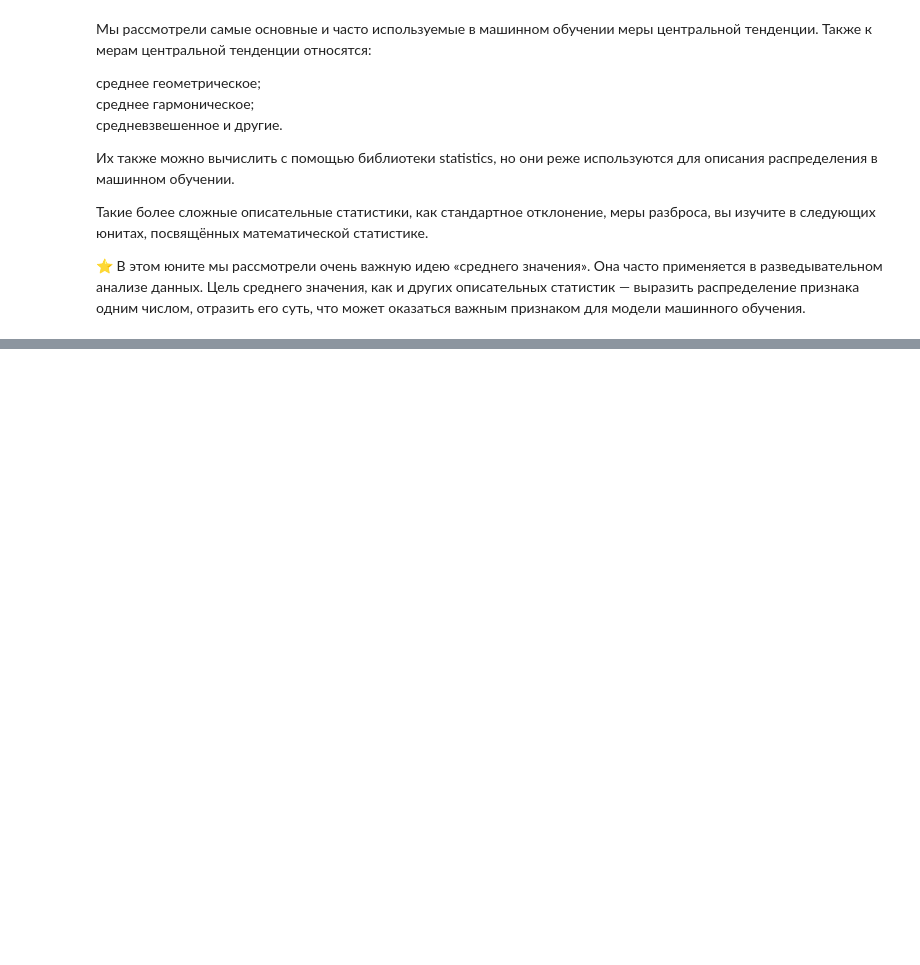
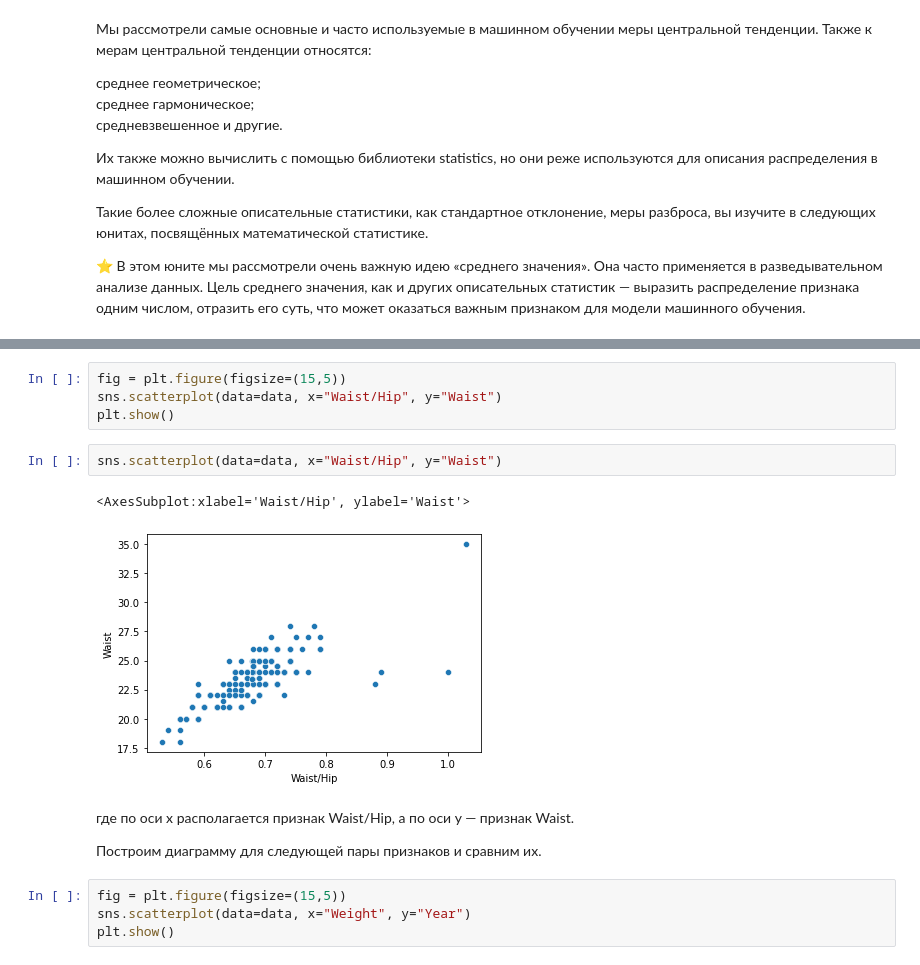
Before and after one commit to anton031179/sf_data_science, a Jupyter notebook: EDA-2/eda-2.ipynb, the cells around one changed output, grey strips where cells are left out. Cells and saved outputs as stored; diff of their text form; blank space fills up the shorter version.

```diff
--- a/EDA-2/eda-2.ipynb
+++ b/EDA-2/eda-2.ipynb
@@ -229,0 +611,17 @@ display (mode)
+# %%
+fig = plt.figure(figsize=(15,5))
+sns.scatterplot(data=data, x="Waist/Hip", y="Waist")
+plt.show()
+# %%
+sns.scatterplot(data=data, x="Waist/Hip", y="Waist")
+# %% [output]
+<AxesSubplot:xlabel='Waist/Hip', ylabel='Waist'>
+[figure, added]
+# %% [markdown]
+где по оси x располагается признак Waist/Hip, а по оси y — признак Waist.
+
+Построим диаграмму для следующей пары признаков и сравним их.
+# %%
+fig = plt.figure(figsize=(15,5))
+sns.scatterplot(data=data, x="Weight", y="Year")
+plt.show()
```
Also changed, not shown: parts of 79 cells of this notebook, 34 other files.
